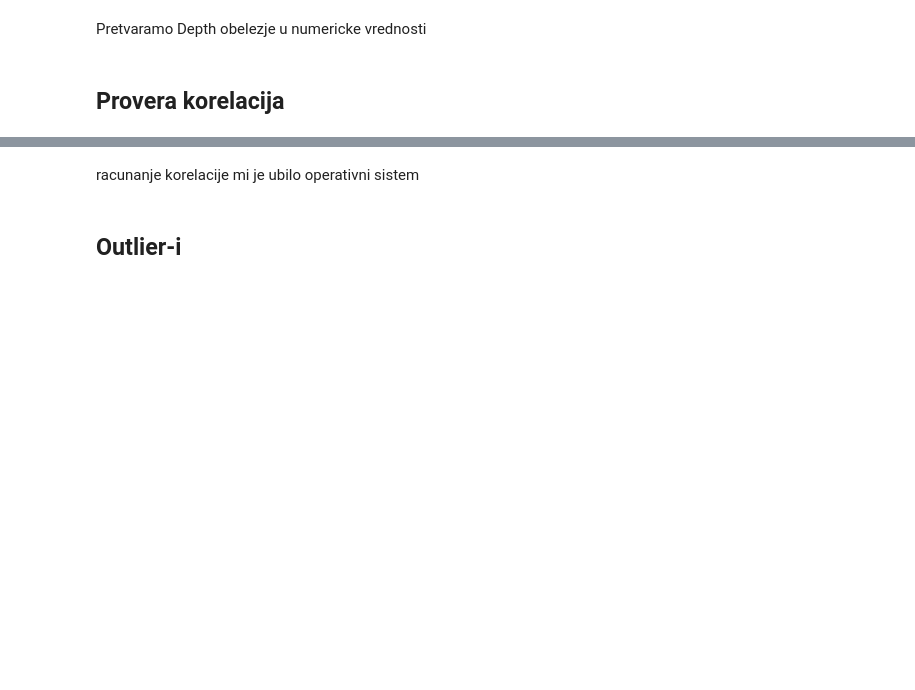
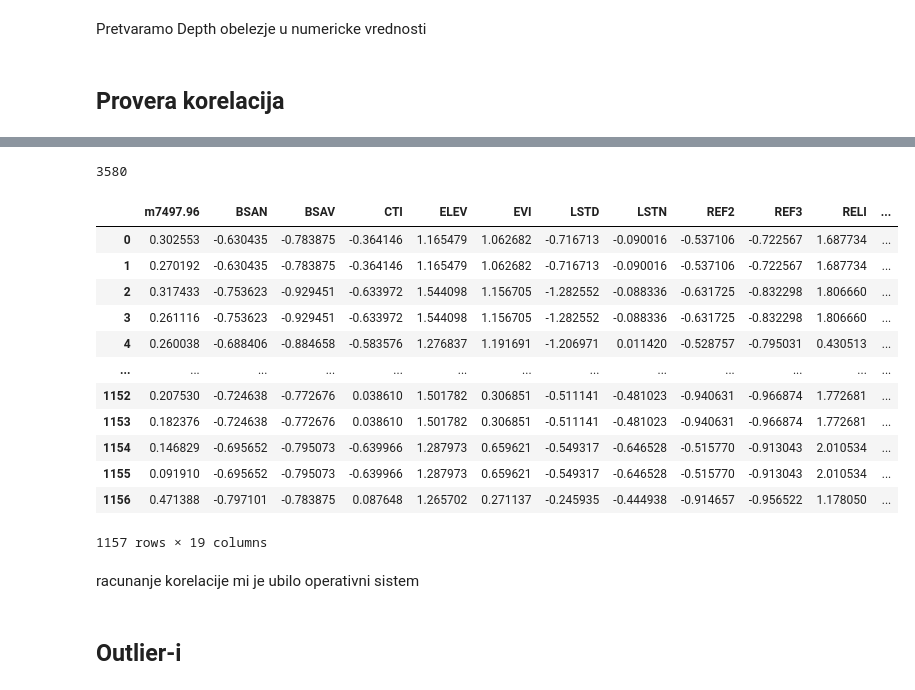
Before and after one commit to os20210224/mud2d2, a Jupyter notebook: notebook.ipynb, the cells around one changed output, grey strips where cells are left out. Cells and saved outputs as stored; diff of their text form; code cells hidden in the pictures; blank space fills up the shorter version.

```diff
--- a/notebook.ipynb
+++ b/notebook.ipynb
@@ -35,13 +35,13 @@ data['Depth'] = data['Depth'].replace({'Topsoil' : 0 , 'Subsoil' : 1})
 # %% [markdown]
 ## Provera korelacija
 # %%
-#import matplotlib as plt
-#import seaborn as sb
-#
-#def korelaciona_matrica(name):
-#    corr_matrix = data.corr(numeric_only=True).round(2)
-#    plt.rcParams['figure.figsize']=[100,100]
-#    sb.heatmap(corr_matrix, annot=True, cmap='coolwarm')
-#    plt.title('Korelaciona matrica')
-#    plt.savefig(name)
-#    plt.show()
+import numpy as np
+
+cor_mat = data.corr()
+cor_mat_ut = cor_mat.where(np.triu(np.ones(cor_mat.shape), k=1).astype(np.bool))
+cols = cor_mat_ut.columns
+columns = []
+for column in cols:
+    if any(cor_mat_ut[column] > 0.95):
+        columns.append(column)
+columns
@@ -48,5 +66,25 @@ data['Depth'] = data['Depth'].replace({'Topsoil' : 0 , 'Subsoil' : 1})
+# %%
+len(columns)
+# %% [output]
+3580
 # %%
-#korelaciona_matrica('korelaciona_matrica_1')
+data_bez_korelacija = data.drop(columns, axis=1)
+# %%
+data_bez_korelacija
+# %% [output]
+|  | m7497.96 | BSAN | BSAV | CTI | ELEV | EVI | LSTD | LSTN | REF2 | REF3 | RELI | ... |
+| 0 | 0.302553 | -0.630435 | -0.783875 | -0.364146 | 1.165479 | 1.062682 | -0.716713 | -0.090016 | -0.537106 | -0.722567 | 1.687734 | ... |
+| 1 | 0.270192 | -0.630435 | -0.783875 | -0.364146 | 1.165479 | 1.062682 | -0.716713 | -0.090016 | -0.537106 | -0.722567 | 1.687734 | ... |
+| 2 | 0.317433 | -0.753623 | -0.929451 | -0.633972 | 1.544098 | 1.156705 | -1.282552 | -0.088336 | -0.631725 | -0.832298 | 1.806660 | ... |
+| 3 | 0.261116 | -0.753623 | -0.929451 | -0.633972 | 1.544098 | 1.156705 | -1.282552 | -0.088336 | -0.631725 | -0.832298 | 1.806660 | ... |
+| 4 | 0.260038 | -0.688406 | -0.884658 | -0.583576 | 1.276837 | 1.191691 | -1.206971 | 0.011420 | -0.528757 | -0.795031 | 0.430513 | ... |
+| ... | ... | ... | ... | ... | ... | ... | ... | ... | ... | ... | ... | ... |
+| 1152 | 0.207530 | -0.724638 | -0.772676 | 0.038610 | 1.501782 | 0.306851 | -0.511141 | -0.481023 | -0.940631 | -0.966874 | 1.772681 | ... |
+| 1153 | 0.182376 | -0.724638 | -0.772676 | 0.038610 | 1.501782 | 0.306851 | -0.511141 | -0.481023 | -0.940631 | -0.966874 | 1.772681 | ... |
+| 1154 | 0.146829 | -0.695652 | -0.795073 | -0.639966 | 1.287973 | 0.659621 | -0.549317 | -0.646528 | -0.515770 | -0.913043 | 2.010534 | ... |
+| 1155 | 0.091910 | -0.695652 | -0.795073 | -0.639966 | 1.287973 | 0.659621 | -0.549317 | -0.646528 | -0.515770 | -0.913043 | 2.010534 | ... |
+| 1156 | 0.471388 | -0.797101 | -0.783875 | 0.087648 | 1.265702 | 0.271137 | -0.245935 | -0.444938 | -0.914657 | -0.956522 | 1.178050 | ... |
+1157 rows × 19 columns
 # %% [markdown]
 racunanje korelacije mi je ubilo operativni sistem
 # %% [markdown]
```
Also changed, not shown: parts of 11 cells of this notebook.
